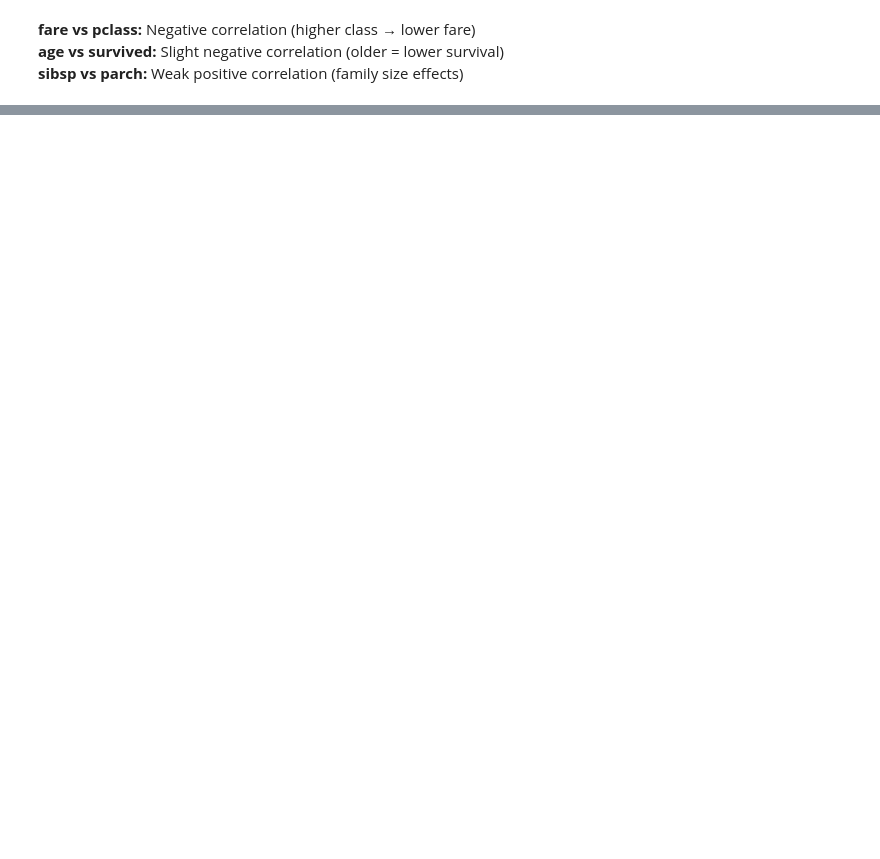
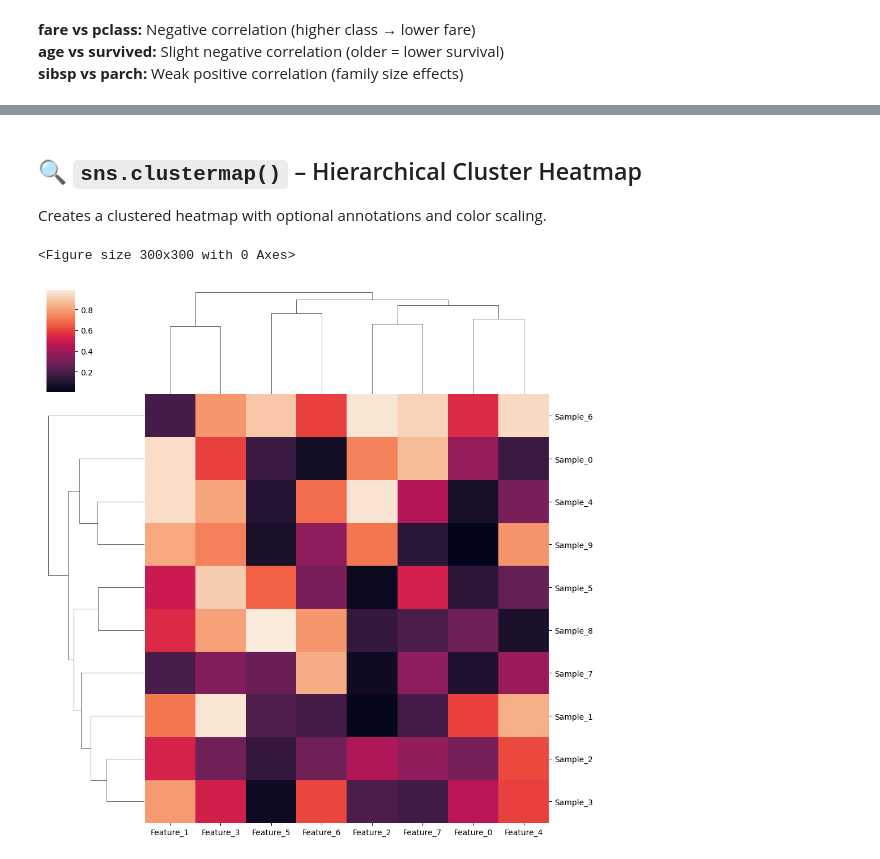
Before and after one commit to asupraja3/py-ml-toolkit-collab, a Jupyter notebook: Seaborn_collab.ipynb, the cells around one changed output, grey strips where cells are left out. Drawn from its saved outputs; the diff is of its cells as text; code cells hidden in the pictures; blank space fills up the shorter version.

```diff
--- a/Seaborn_collab.ipynb
+++ b/Seaborn_collab.ipynb
@@ -401,0 +421,23 @@ sns.heatmap(corr, annot=True, center=0)
+# %%
+# Create sample data (10 rows × 8 features)
+np.random.seed(42)
+data = np.random.rand(10, 8)
+
+# Row and column labels
+row_labels = [f"Sample_{i}" for i in range(10)]
+col_labels = [f"Feature_{i}" for i in range(8)]
+
+# Convert to DataFrame
+import pandas as pd
+df = pd.DataFrame(data, index=row_labels, columns=col_labels)
+# %% [markdown]
+## 🔍 `sns.clustermap()` – Hierarchical Cluster Heatmap
+Creates a clustered heatmap with optional annotations and color scaling.
+# %%
+
+plt.figure(figsize=(3,3))
+sns.clustermap(df)
+plt.show()
+# %% [output]
+<Figure size 300x300 with 0 Axes>
+[figure, added]
```
Also changed, not shown: parts of 4 cells of this notebook.
